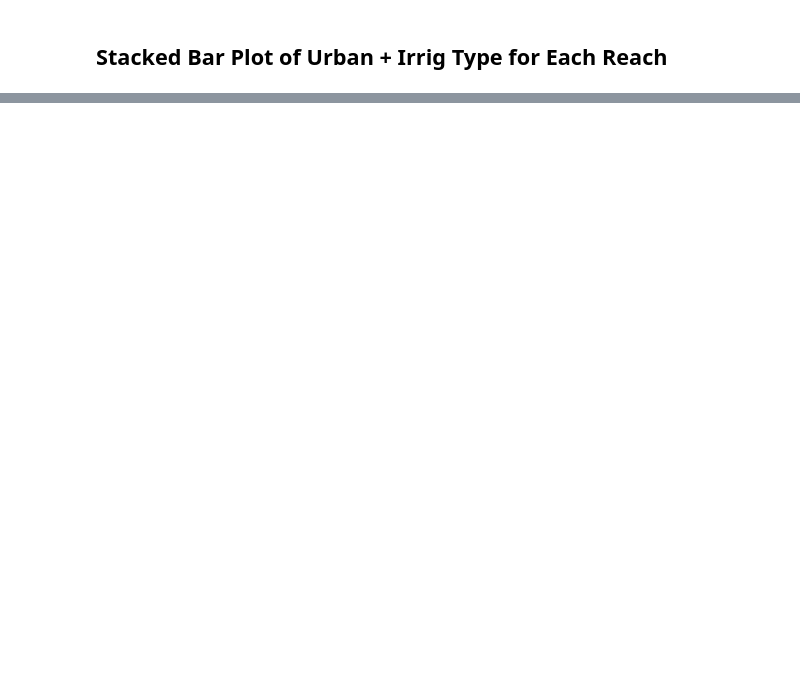
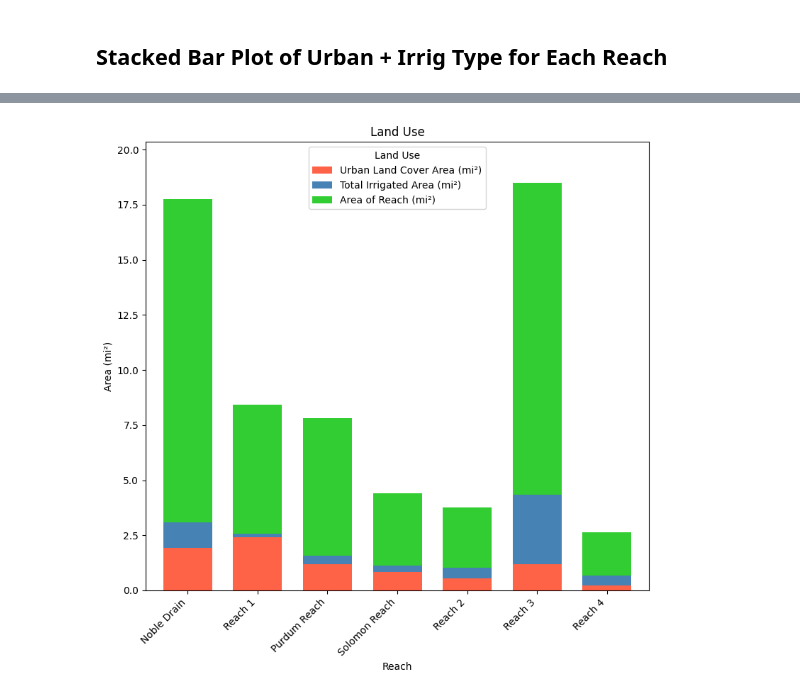
Before and after one commit to carlibeisel/mason_water_budget, a Jupyter notebook: reach_landuse.ipynb, the cells around one changed output, grey strips where cells are left out. Drawn from its saved outputs; the diff is of its cells as text; code cells hidden in the pictures; blank space fills up the shorter version.

```diff
--- a/reach_landuse.ipynb
+++ b/reach_landuse.ipynb
@@ -636,0 +318,40 @@ for reach_name, year_data in cdl_proportions.items():
+# %%
+## ------- ##
+#   Figure
+## ------- ##
+
+# Define the custom order for the reaches (replace these with your actual reach names)
+custom_order = ['Reach 1', 'Reach 2', 'Reach 3', 'Reach 4', 'Solomon Reach', 'Purdum Reach', 'Noble Drain']
+
+file = file.set_index('Reach').loc[custom_order]
+
+# Define custom colors for each land use type
+custom_colors = ['#FF6347', '#4682B4', '#32CD32']  # Example colors: tomato, steelblue, limegreen
+
+# Create the figure and axes
+fig, ax = plt.subplots(figsize=(8, 8))
+
+# Plot the stacked bar chart with the custom order
+file[['Urban Land Cover Area (mi²)', 'Total Irrigated Area (mi²)', 'Area of Reach (mi²)']].plot(
+    kind='bar', stacked=True, ax=ax, width=0.7, color=custom_colors)
+
+# Set plot labels and title
+ax.set_xlabel('Reach')
+ax.set_ylabel('Area (mi²)')
+ax.set_title('Land Use by Reach')
+
+# Rotate the x-axis labels for better readability
+plt.xticks(rotation=45, ha='right')
+
+# Set y-axis limits to ensure the tallest bar reaches the top of the figure box
+max_area = file[['Urban Land Cover Area (mi²)', 'Total Irrigated Area (mi²)', 'Area of Reach (mi²)']].sum(axis=1).max()
+ax.set_ylim(0, max_area * 1.1)  # Add 10% padding above the tallest bar
+
+# Display the legend and plot
+plt.legend(title="Land Use")
+plt.tight_layout()
+
+# Show the plot
+plt.show()
+# %% [output]
+[figure, added]
```
Also changed, not shown: parts of 9 cells of this notebook.
